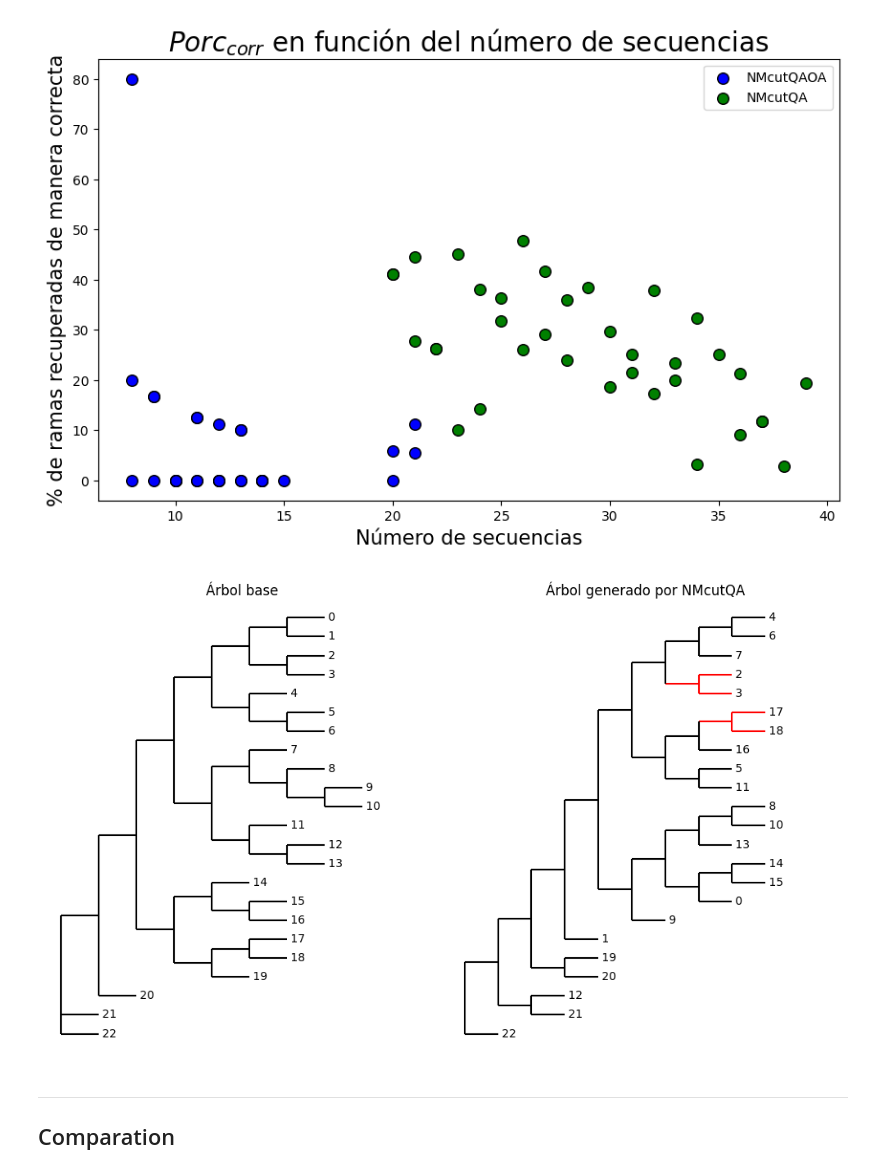
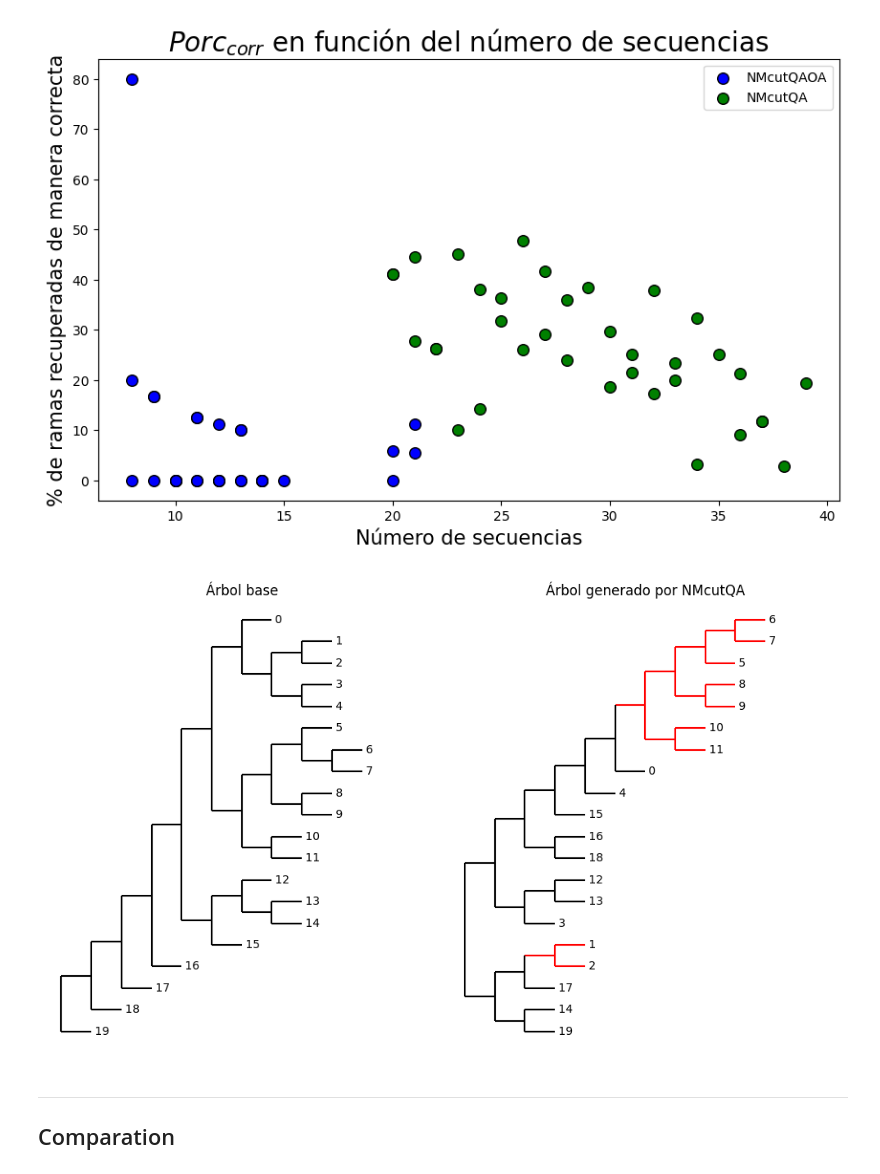
Before and after one commit to Nicofero/PhyloTree_ReConst, a Jupyter notebook: metrics_study.ipynb, the cells around one changed output. Cells and saved outputs as stored; diff of their text form; code cells hidden in the pictures.

```diff
--- a/metrics_study.ipynb
+++ b/metrics_study.ipynb
@@ -271,7 +271,7 @@ plt.show()
 # %% [output]
 [figure]
 # %%
-id = 48363
+id = 10618
 # get size from rf where id=id
 
 size = rf[rf['id'] == str(id)]['size'].values[0]
@@ -309,34 +309,34 @@ def color_common_branches(tree, common_taxa_sets):
         if len(clade.get_terminals()) > 1:
             # Check if the clade's terminals match a common set
             if frozenset(term.name for term in clade.get_terminals()) in common_taxa_sets:
                 clade.color = "red"
             else:
                 clade.color = "black"  # Default color for non-common branches
 
 # Color the branches in the first tree
 color_common_branches(tree1, common_taxa_sets)
 # color_common_branches(tree2, common_taxa_sets)
 
 # Create a figure with subplots (side by side)
 fig, (axes1, axes2) = plt.subplots(1, 2, figsize=(10, 6))
 
 # Plot the second tree
 Phylo.draw(tree2, do_show=False, axes=axes1)
 axes1.set_title("Árbol base")
 plt.setp(axes1, xticks=[], yticks=[])  # Remove ticks
 axes1.axis('off')  # Remove axes
 
 # Plot the first tree
 Phylo.draw(tree1, do_show=False, axes=axes2)
 axes2.set_title("Árbol generado por NMcutQA")
 plt.setp(axes2, xticks=[], yticks=[])  # Remove ticks
 axes2.axis('off')  # Remove axes
 
 # Show the plot
 plt.tight_layout()
 plt.show()
 # %% [output]
-[figure, old version]
+[figure, new version]
 # %% [markdown]
 ---
 ## Comparation
```
Also changed, not shown: parts of 16 cells of this notebook.
